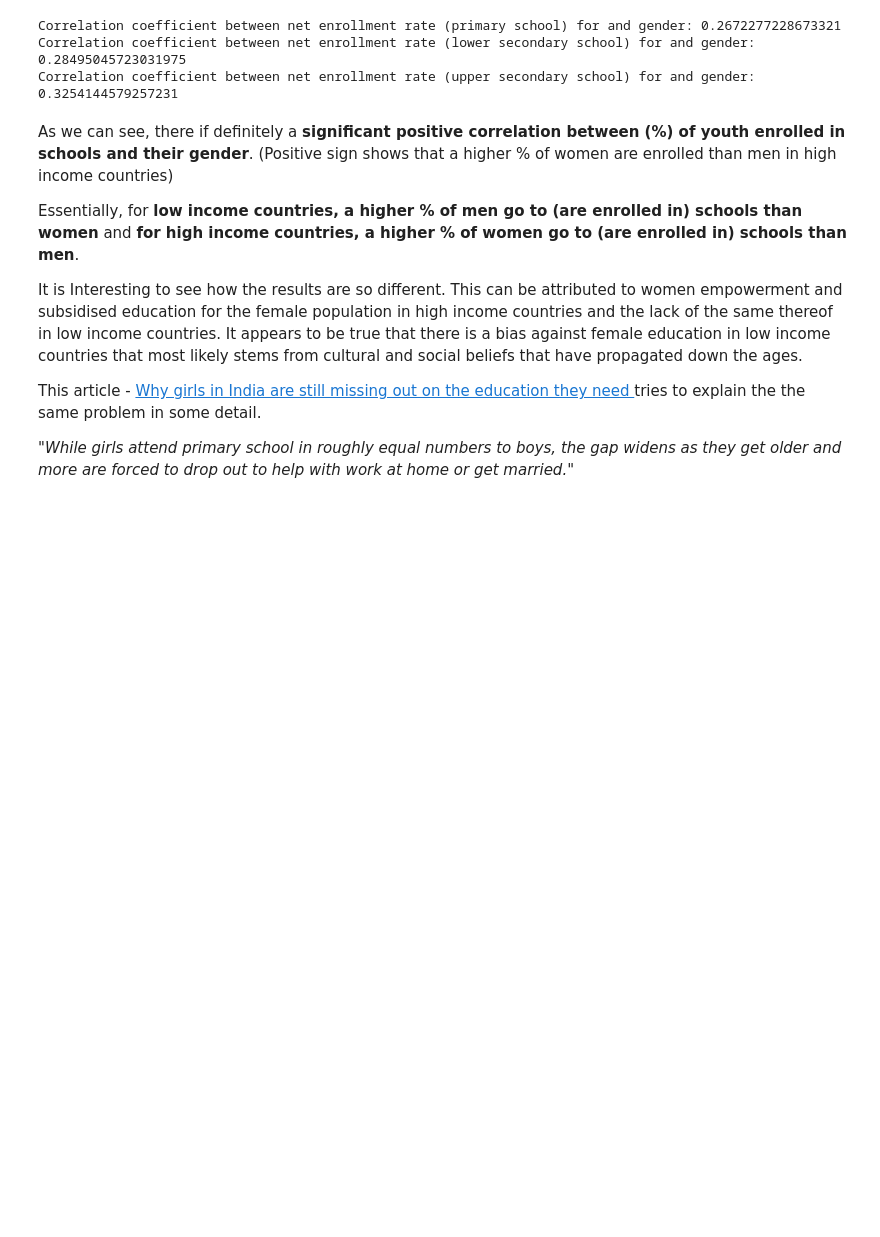
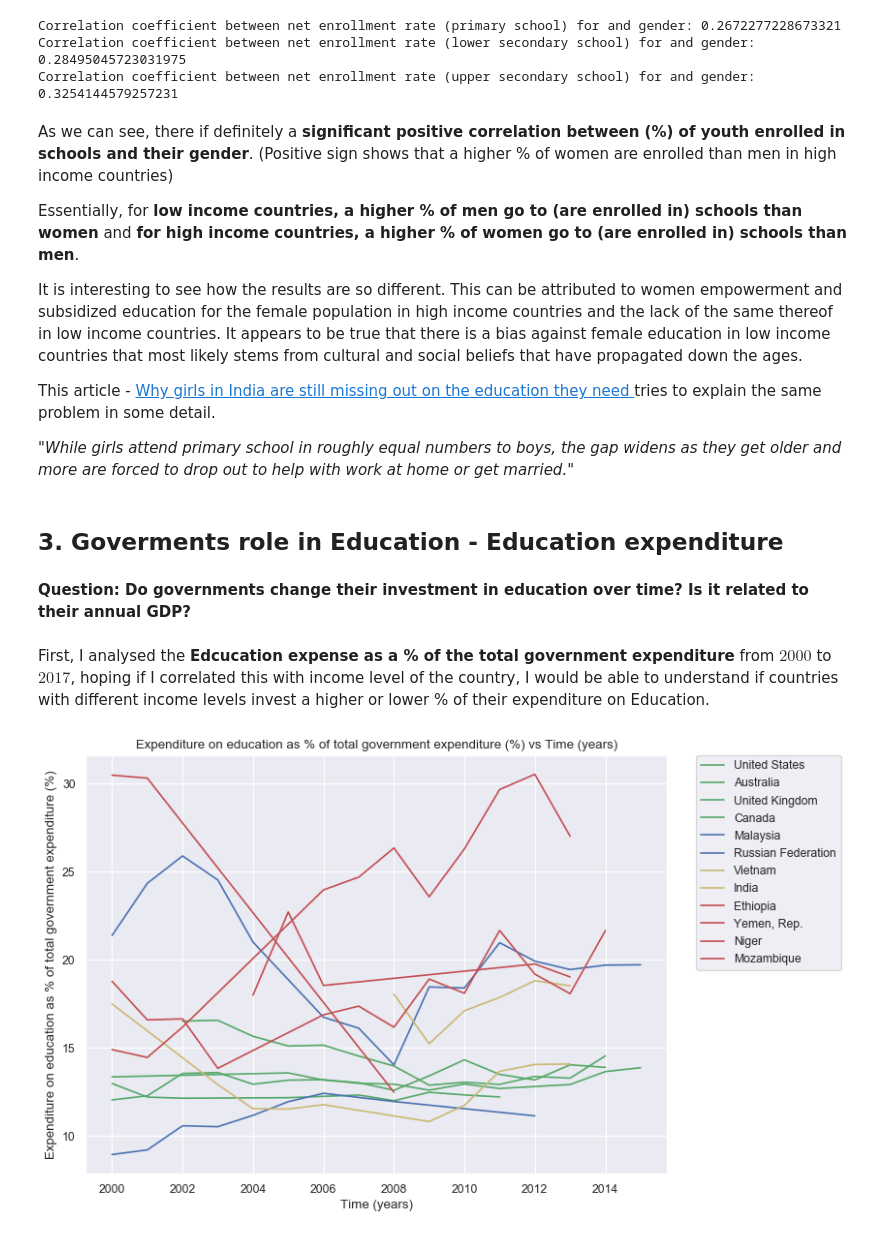
Before and after one commit to CoderHam/data-512-final-project, a Jupyter notebook: data-512-final-report.ipynb, the cells around one changed output. Cells and saved outputs as stored; diff of their text form; code cells hidden in the pictures; blank space fills up the shorter version.

```diff
--- a/data-512-final-report.ipynb
+++ b/data-512-final-report.ipynb
@@ -212,9 +241,21 @@ As we can see, there if definitely a **significant positive correlation between
 
 Essentially, for **low income countries, a higher % of men go to (are enrolled in) schools than women** and **for high income countries, a higher % of women go to (are enrolled in) schools than men**.
 
-It is Interesting to see how the results are so different. This can be attributed to women empowerment and subsidised education for the female population in high income countries and the lack of the same thereof in low income countries. It appears to be true that there is a bias against female education in low income countries that most likely stems from cultural and social beliefs that have propagated down the ages.
+It is interesting to see how the results are so different. This can be attributed to women empowerment and subsidized education for the female population in high income countries and the lack of the same thereof in low income countries. It appears to be true that there is a bias against female education in low income countries that most likely stems from cultural and social beliefs that have propagated down the ages.
 
 This article - [Why girls in India are still missing out on the education they need
-](https://www.theguardian.com/education/2013/mar/11/indian-children-education-opportunities) tries to explain the the same problem in some detail.
+](https://www.theguardian.com/education/2013/mar/11/indian-children-education-opportunities) tries to explain the same problem in some detail.
 
 _"While girls attend primary school in roughly equal numbers to boys, the gap widens as they get older and more are forced to drop out to help with work at home or get married."_
+# %% [markdown]
+## 3. Goverments role in Education - Education expenditure
+# %% [markdown]
+**Question: Do governments change their investment in education over time? Is it related to their annual GDP?**
+# %%
+gov_indicator = "Expenditure on education as \% of total government expenditure \(\%\)","Government expenditure on education as \% of GDP \(\%\)"
+# %% [markdown]
+First, I analysed the **Edcucation expense as a % of the total government expenditure** from $2000$ to $2017$, hoping if I correlated this with income level of the country, I would be able to understand if countries with different income levels invest a higher or lower % of their expenditure on Education.
+# %%
+plot_indicator(gov_indicator[0],hinc+minc+linc)
+# %% [output]
+[figure, added]
```
Also changed, not shown: parts of 35 cells of this notebook, 1 other file.
